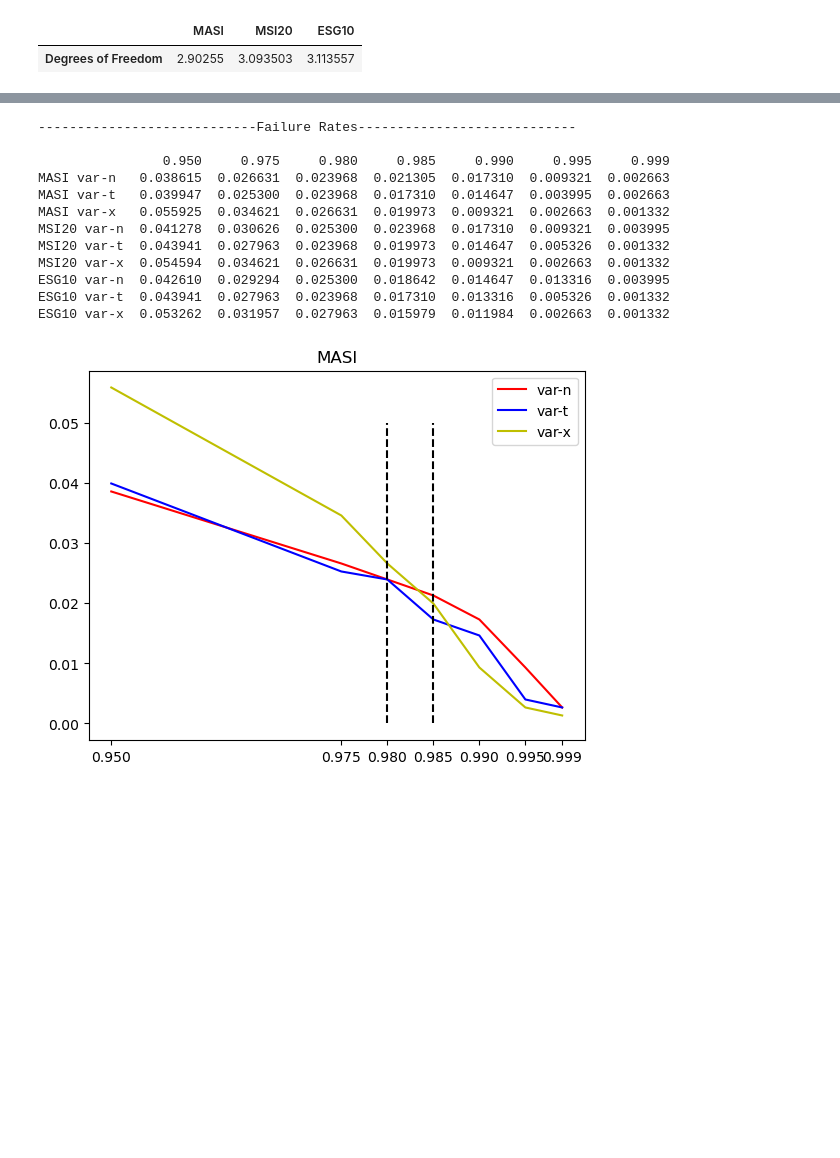
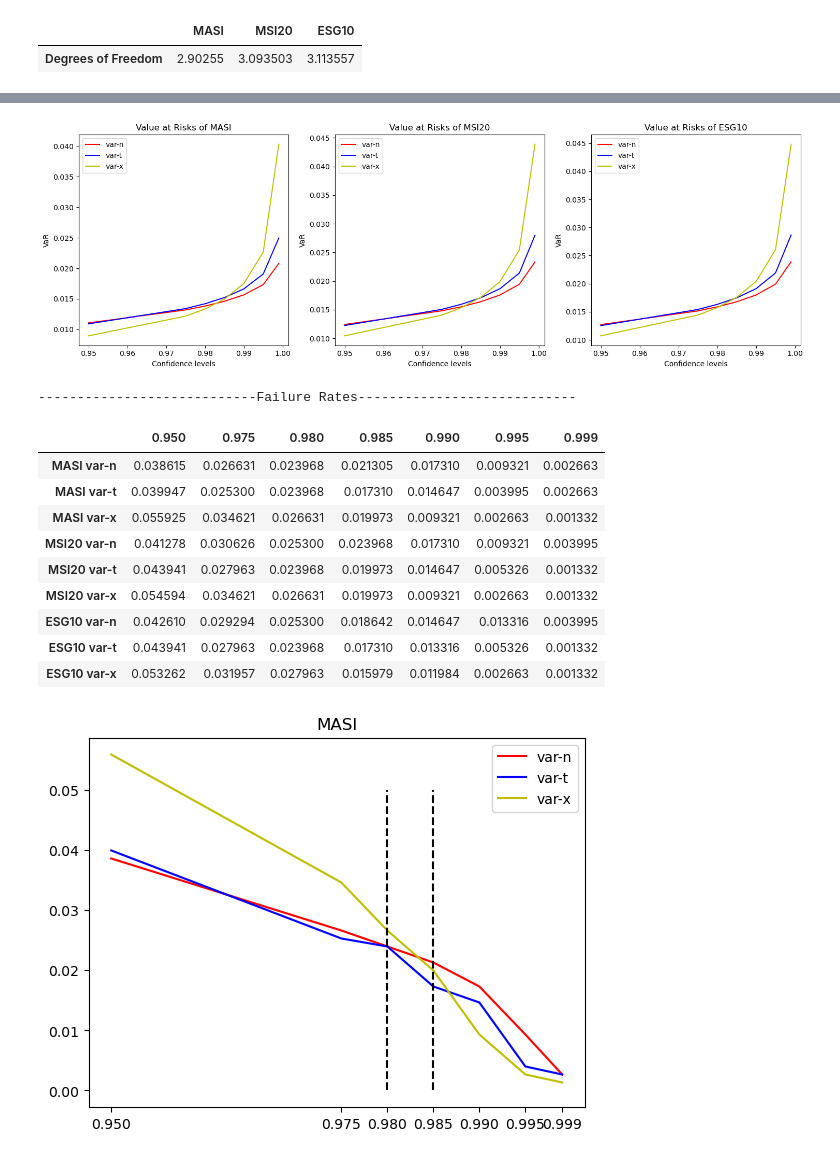
Before and after one commit to ouzlimnadir/VaR, a Jupyter notebook: VaR.ipynb, the cells around one changed output, grey strips where cells are left out. Drawn from its saved outputs; the diff is of its cells as text; code cells hidden in the pictures; blank space fills up the shorter version.

```diff
--- a/VaR.ipynb
+++ b/VaR.ipynb
@@ -215,3 +246,19 @@ ESG10 var-x  0.010726  0.014422  0.015748  0.017575  0.020404  0.026065  0.04479
+# %%
+fig, axs = plt.subplots(1, 3, figsize=(15, 5))  # 1 row, 3 columns
+
+for idx, ticker in enumerate(tickers):
+    for v, c in zip(var_ntx, col):
+        axs[idx].plot(tableau_var[ticker+' '+v], color=c, label=v)
+        axs[idx].set_xlabel('Confidence levels')
+        axs[idx].set_ylabel('VaR')
+        axs[idx].set_title(f'Value at Risks of {ticker}')
+        axs[idx].legend()
+
+plt.tight_layout()
+plt.savefig(folderIMG+'var_'+'ALL'+png)
+plt.show()
+# %% [output]
+[figure, added]
 # %%
 tab = pd.DataFrame(index=confidence_levels)
 
@@ -226,20 +273,19 @@ for ticker in tickers :
         tab[ticker+' '+v] = l
 
 print('----------------------------Failure Rates----------------------------\n')
-print(tab.T)
+tab.T
 # %% [output]
 ----------------------------Failure Rates----------------------------
-
-                0.950     0.975     0.980     0.985     0.990     0.995     0.999
-MASI var-n   0.038615  0.026631  0.023968  0.021305  0.017310  0.009321  0.002663
-MASI var-t   0.039947  0.025300  0.023968  0.017310  0.014647  0.003995  0.002663
-MASI var-x   0.055925  0.034621  0.026631  0.019973  0.009321  0.002663  0.001332
-MSI20 var-n  0.041278  0.030626  0.025300  0.023968  0.017310  0.009321  0.003995
-MSI20 var-t  0.043941  0.027963  0.023968  0.019973  0.014647  0.005326  0.001332
-MSI20 var-x  0.054594  0.034621  0.026631  0.019973  0.009321  0.002663  0.001332
-ESG10 var-n  0.042610  0.029294  0.025300  0.018642  0.014647  0.013316  0.003995
-ESG10 var-t  0.043941  0.027963  0.023968  0.017310  0.013316  0.005326  0.001332
-ESG10 var-x  0.053262  0.031957  0.027963  0.015979  0.011984  0.002663  0.001332
+|  | 0.950 | 0.975 | 0.980 | 0.985 | 0.990 | 0.995 | 0.999 |
+| MASI var-n | 0.038615 | 0.026631 | 0.023968 | 0.021305 | 0.017310 | 0.009321 | 0.002663 |
+| MASI var-t | 0.039947 | 0.025300 | 0.023968 | 0.017310 | 0.014647 | 0.003995 | 0.002663 |
+| MASI var-x | 0.055925 | 0.034621 | 0.026631 | 0.019973 | 0.009321 | 0.002663 | 0.001332 |
+| MSI20 var-n | 0.041278 | 0.030626 | 0.025300 | 0.023968 | 0.017310 | 0.009321 | 0.003995 |
+| MSI20 var-t | 0.043941 | 0.027963 | 0.023968 | 0.019973 | 0.014647 | 0.005326 | 0.001332 |
+| MSI20 var-x | 0.054594 | 0.034621 | 0.026631 | 0.019973 | 0.009321 | 0.002663 | 0.001332 |
+| ESG10 var-n | 0.042610 | 0.029294 | 0.025300 | 0.018642 | 0.014647 | 0.013316 | 0.003995 |
+| ESG10 var-t | 0.043941 | 0.027963 | 0.023968 | 0.017310 | 0.013316 | 0.005326 | 0.001332 |
+| ESG10 var-x | 0.053262 | 0.031957 | 0.027963 | 0.015979 | 0.011984 | 0.002663 | 0.001332 |
 # %%
 for ticker in tickers :
     for v,c in zip(var_ntx,col) :
```
Also changed, not shown: parts of 8 cells of this notebook, 8 other files.
